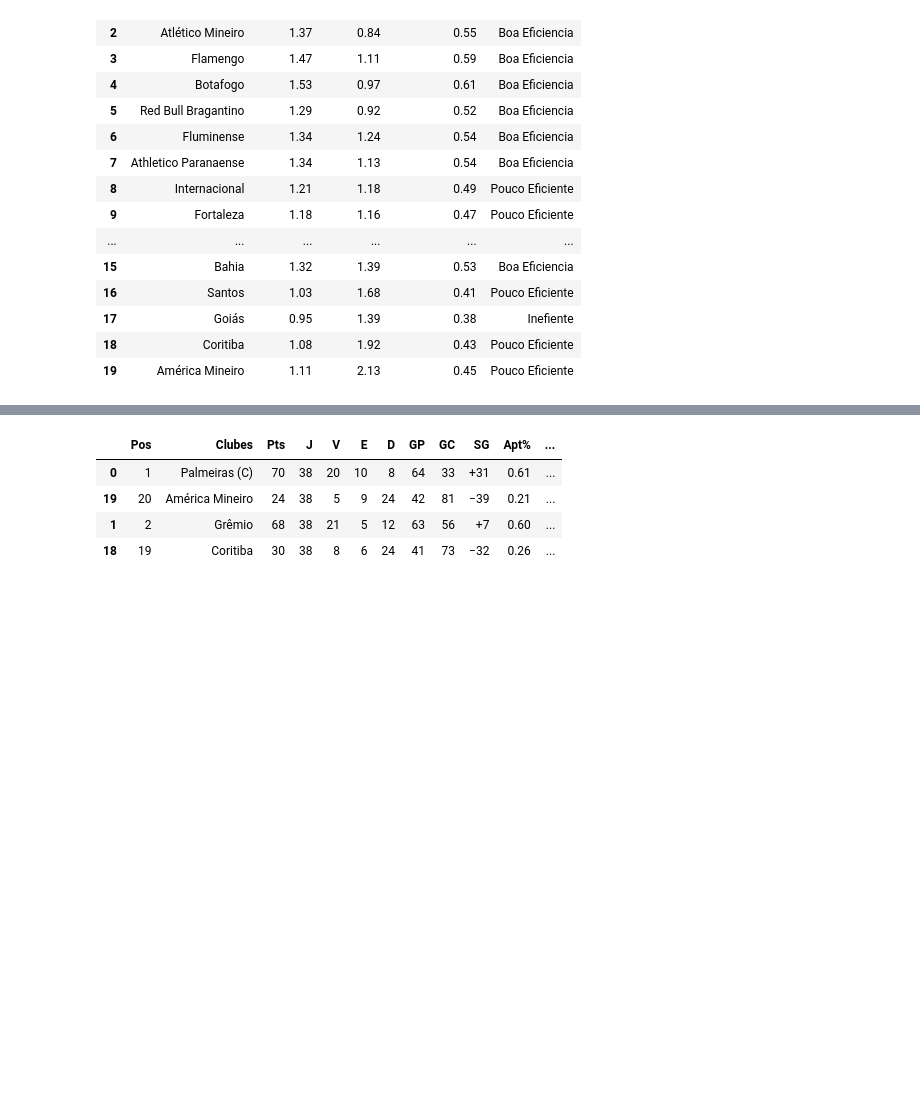
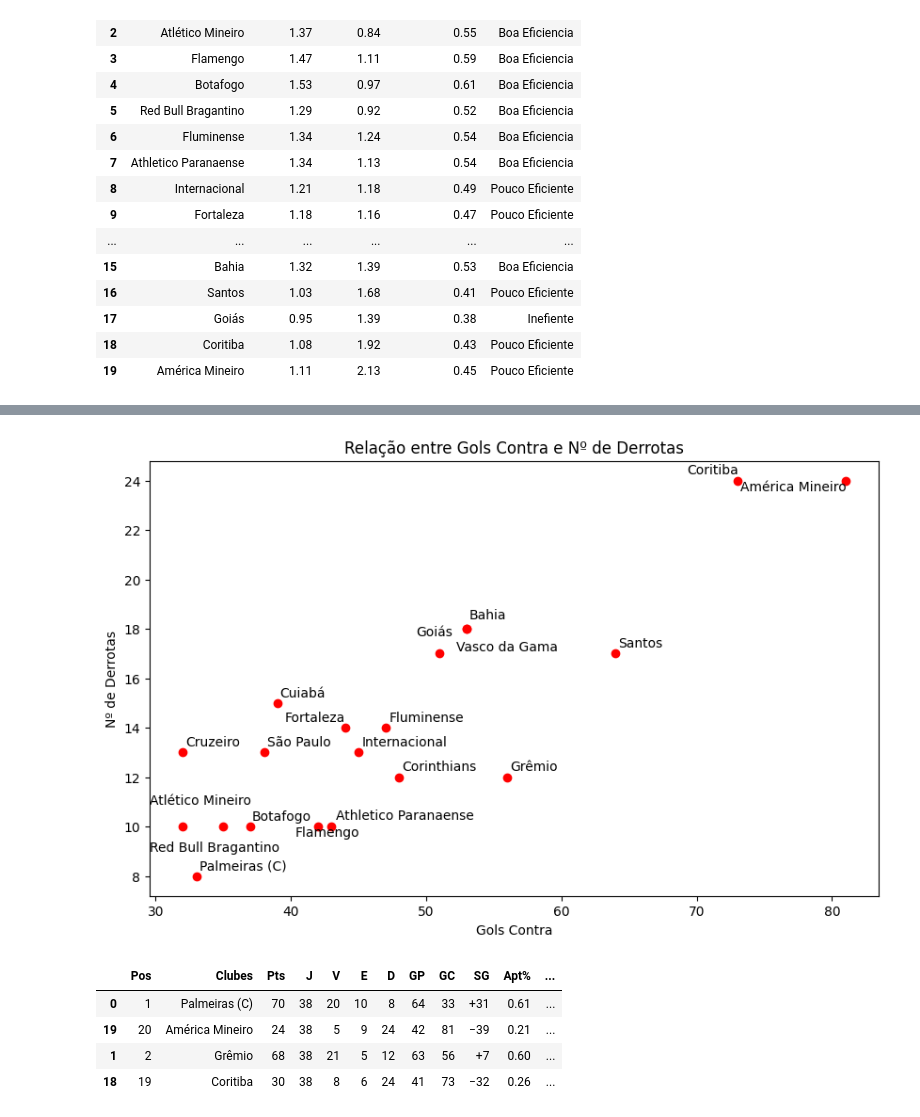
Before and after one commit to hugodevelopment/Web-Scraping, a Jupyter notebook: Análise_Brasileirão_2023.ipynb, the cells around one changed output, grey strips where cells are left out. Cells and saved outputs as stored; diff of their text form; code cells hidden in the pictures; blank space fills up the shorter version.

```diff
--- a/Análise_Brasileirão_2023.ipynb
+++ b/Análise_Brasileirão_2023.ipynb
@@ -394,3 +416,26 @@ A correlação entre o gols pró e a vitória é 0.8019615973474592
+# %%
+import matplotlib.pyplot as plt
+from adjustText import adjust_text
+
+# Suponha que 'df' é seu DataFrame que contém os dados do campeonato
+
+plt.figure(figsize=(10, 6))
+plt.scatter(tabela_participações['GC'], tabela_participações['D'], color="Red")
+
+texts = []
+# Adicionando rótulos
+for i in range(len(tabela_participações)):
+    texts.append(plt.text(tabela_participações['GC'].iloc[i] + 0.1, tabela_participações['D'].iloc[i] + 0.1, tabela_participações['Clubes'].iloc[i]))
+
+# Ajustando automaticamente a posição dos rótulos de texto
+adjust_text(texts)
+
+plt.xlabel('Gols Contra')
+plt.ylabel('Nº de Derrotas')
+plt.title('Relação entre Gols Contra e Nº de Derrotas')
+plt.show()
+# %% [output]
+[figure, added]
 # %%
 # Defina o número de times que você quer selecionar
 n = 1
```
Also changed, not shown: parts of 7 cells of this notebook.
